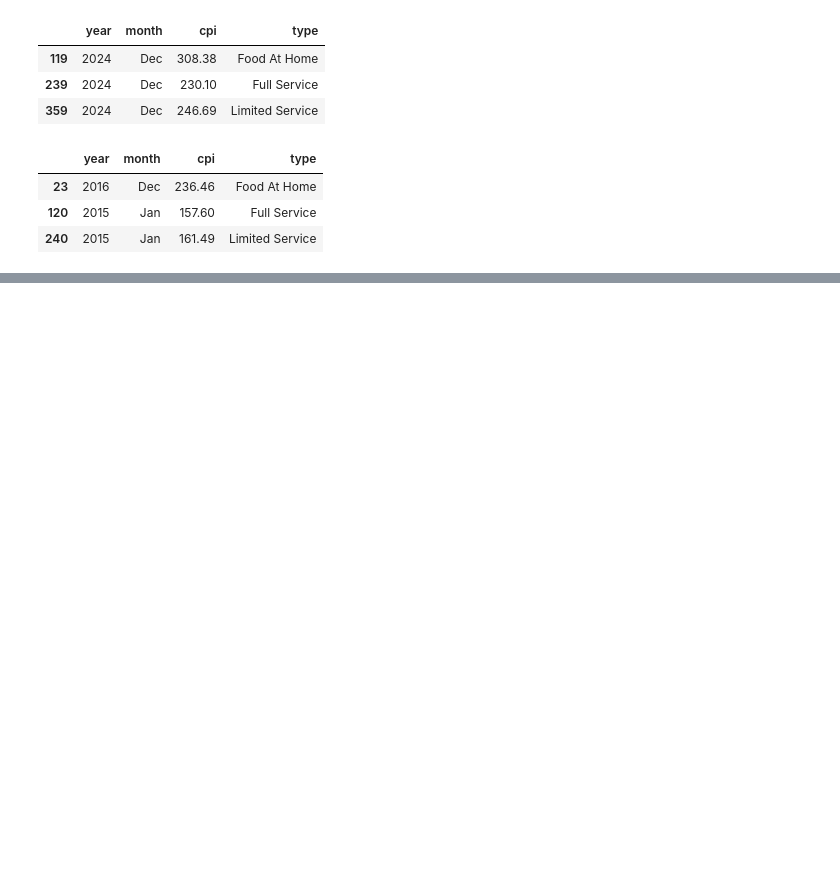
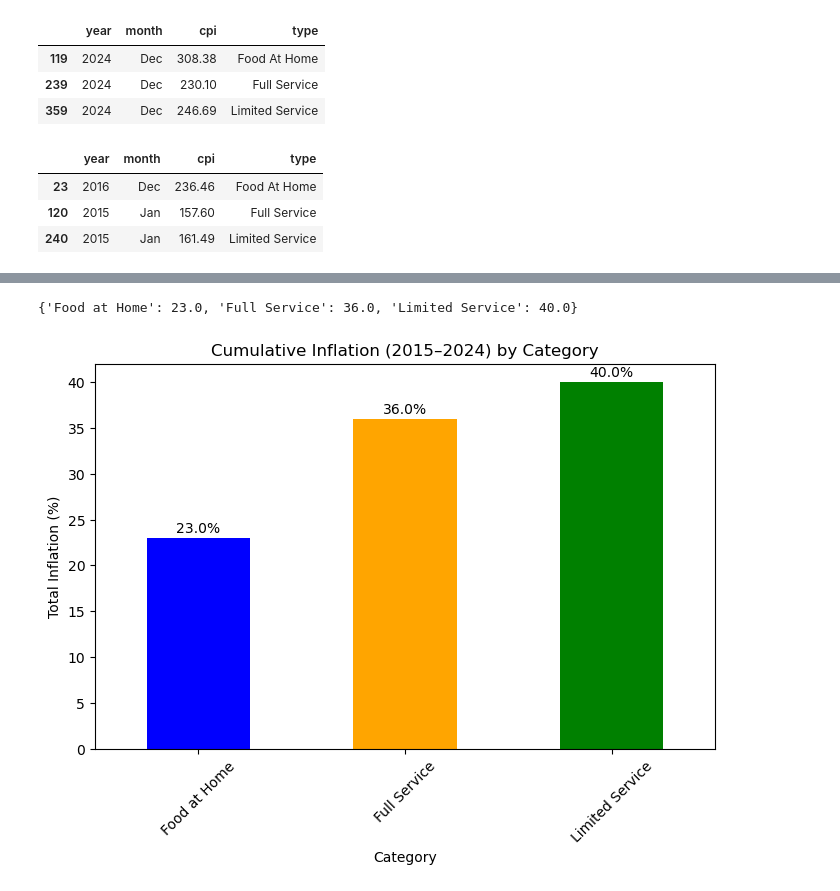
Before and after one commit to brefite007/bre_capstone, a Jupyter notebook: notebook/cpi_capstone.ipynb, the cells around one changed output, grey strips where cells are left out. Drawn from its saved outputs; the diff is of its cells as text; code cells hidden in the pictures; blank space fills up the shorter version.

```diff
--- a/notebook/cpi_capstone.ipynb
+++ b/notebook/cpi_capstone.ipynb
@@ -109,0 +153,3 @@ NameError: name 'pd' is not defined
+# %%
+cpi_filtered = cpi[(cpi['Year'] >= 2015) & (cpi['Year'] <= 2024)]
+cpi_filtered
@@ -109,0 +167,28 @@ NameError: name 'pd' is not defined
+# %%
+total_inflation = {
+    'Food at Home': cpi_filtered['FAH Inflation'].sum(),
+    'Full Service': cpi_filtered['FS Inflation'].sum(),
+    'Limited Service': cpi_filtered['LS Inflation'].sum()
+}
+total_inflation
+# %% [output]
+{'Food at Home': 23.0, 'Full Service': 36.0, 'Limited Service': 40.0}
+# %%
+inflation_series = pd.Series(total_inflation)
+# %%
+plt.figure(figsize=(8, 5))
+
+inflation_series.sort_values().plot(kind='bar',
+                                    color=['blue', 'orange', 'green'])
+
+plt.title('Cumulative Inflation (2015–2024) by Category')
+plt.ylabel('Total Inflation (%)')
+plt.xlabel('Category')
+plt.xticks(rotation=45)
+
+for index, value in enumerate(inflation_series.sort_values()):
+    plt.text(index, value + 0.3, f'{value:.1f}%', ha='center', va='bottom')
+plt.savefig('cumulative_inflation_2015_2024.png', dpi=300)
+plt.show()
+# %% [output]
+[figure, added]
```
Also changed, not shown: parts of 10 cells of this notebook, 8 other files.
